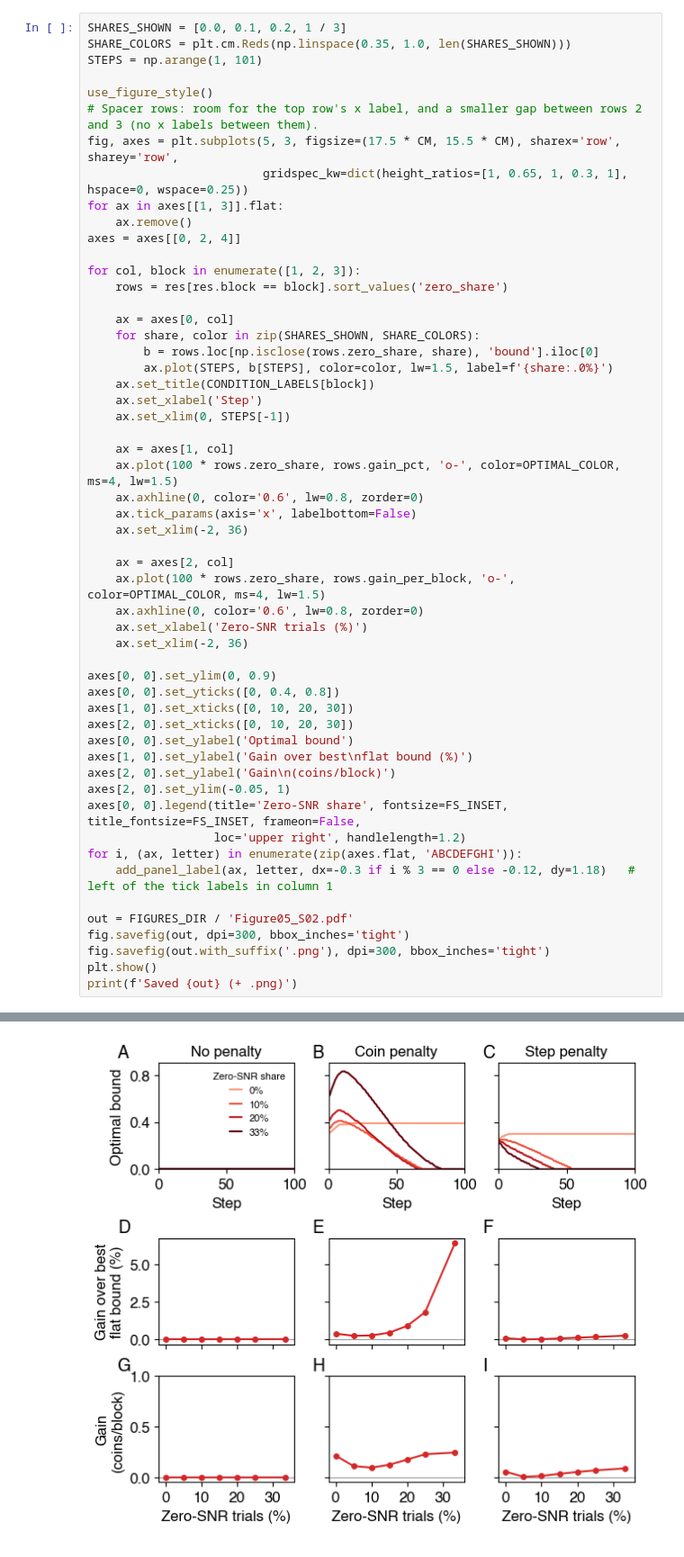
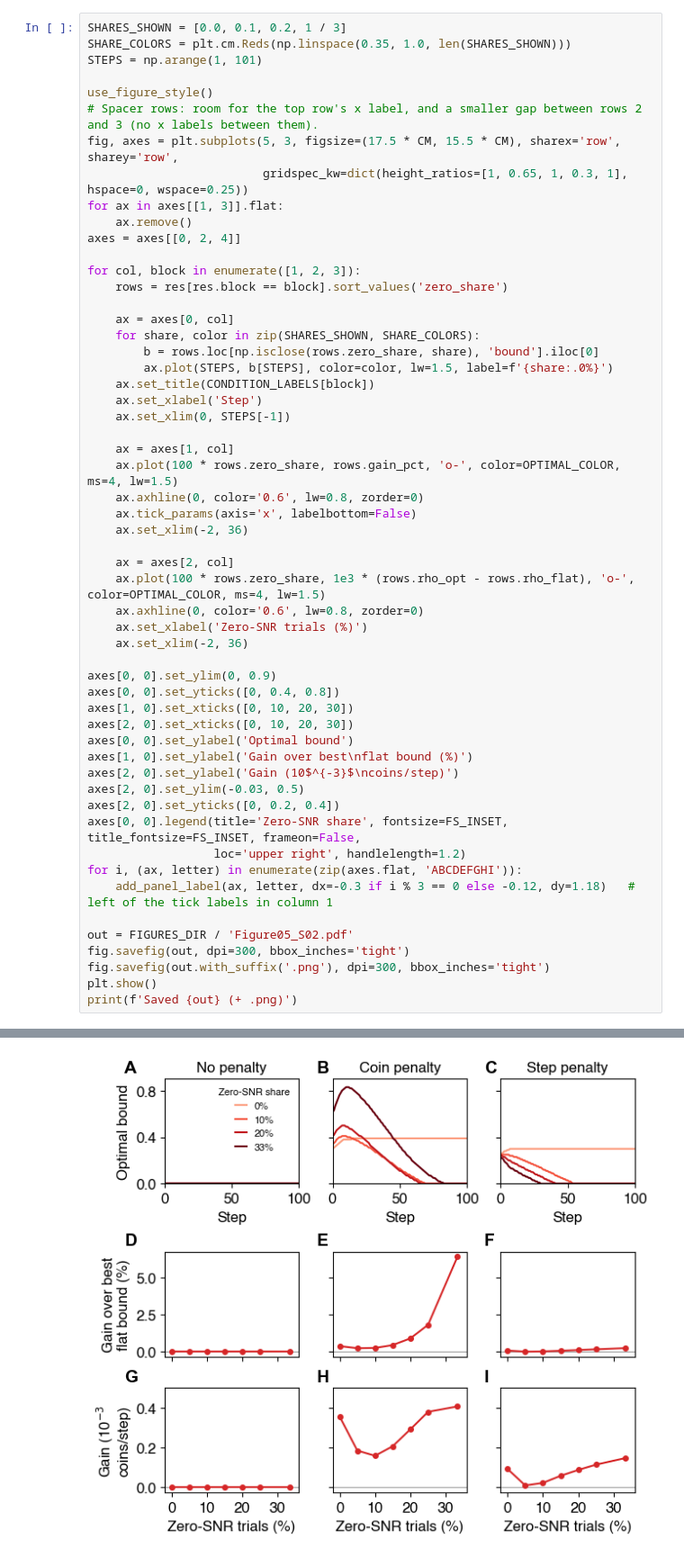
Before and after one commit to TheGoldLab/ms_2026_kalburge_etal_elife, a Jupyter notebook: notebooks/Figure05S02_optimalCollapse.ipynb, the cells around one changed output, grey strips where cells are left out. Shown at 90% size. Saved outputs shown, nothing was run; the diff lists cells and outputs as text.

```diff
--- a/notebooks/Figure05S02_optimalCollapse.ipynb
+++ b/notebooks/Figure05S02_optimalCollapse.ipynb
@@ -109,35 +110,36 @@ for col, block in enumerate([1, 2, 3]):
     ax = axes[1, col]
     ax.plot(100 * rows.zero_share, rows.gain_pct, 'o-', color=OPTIMAL_COLOR, ms=4, lw=1.5)
     ax.axhline(0, color='0.6', lw=0.8, zorder=0)
     ax.tick_params(axis='x', labelbottom=False)
     ax.set_xlim(-2, 36)
 
     ax = axes[2, col]
-    ax.plot(100 * rows.zero_share, rows.gain_per_block, 'o-', color=OPTIMAL_COLOR, ms=4, lw=1.5)
+    ax.plot(100 * rows.zero_share, 1e3 * (rows.rho_opt - rows.rho_flat), 'o-', color=OPTIMAL_COLOR, ms=4, lw=1.5)
     ax.axhline(0, color='0.6', lw=0.8, zorder=0)
     ax.set_xlabel('Zero-SNR trials (%)')
     ax.set_xlim(-2, 36)
 
 axes[0, 0].set_ylim(0, 0.9)
 axes[0, 0].set_yticks([0, 0.4, 0.8])
 axes[1, 0].set_xticks([0, 10, 20, 30])
 axes[2, 0].set_xticks([0, 10, 20, 30])
 axes[0, 0].set_ylabel('Optimal bound')
 axes[1, 0].set_ylabel('Gain over best\nflat bound (%)')
-axes[2, 0].set_ylabel('Gain\n(coins/block)')
-axes[2, 0].set_ylim(-0.05, 1)
+axes[2, 0].set_ylabel('Gain (10$^{-3}$\ncoins/step)')
+axes[2, 0].set_ylim(-0.03, 0.5)
+axes[2, 0].set_yticks([0, 0.2, 0.4])
 axes[0, 0].legend(title='Zero-SNR share', fontsize=FS_INSET, title_fontsize=FS_INSET, frameon=False,
                   loc='upper right', handlelength=1.2)
 for i, (ax, letter) in enumerate(zip(axes.flat, 'ABCDEFGHI')):
     add_panel_label(ax, letter, dx=-0.3 if i % 3 == 0 else -0.12, dy=1.18)   # left of the tick labels in column 1
 
 out = FIGURES_DIR / 'Figure05_S02.pdf'
 fig.savefig(out, dpi=300, bbox_inches='tight')
 fig.savefig(out.with_suffix('.png'), dpi=300, bbox_inches='tight')
 plt.show()
 print(f'Saved {out} (+ .png)')
 # %% [output]
 1 extra bytes in post.stringData array
 'created' timestamp seems very low; regarding as unix timestamp
-[figure, old version]
+[figure, new version]
 Saved /Users/jigold/Library/CloudStorage/Box-Box/GoldLab/Projects/2025_Pigeon/Figures/Figure05_S02.pdf (+ .png)
```
Also changed, not shown: parts of 2 cells of this notebook, 1 other file.
